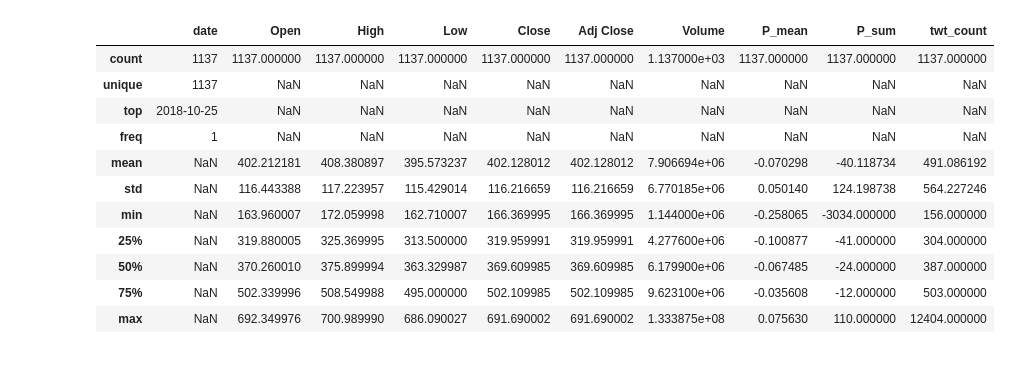
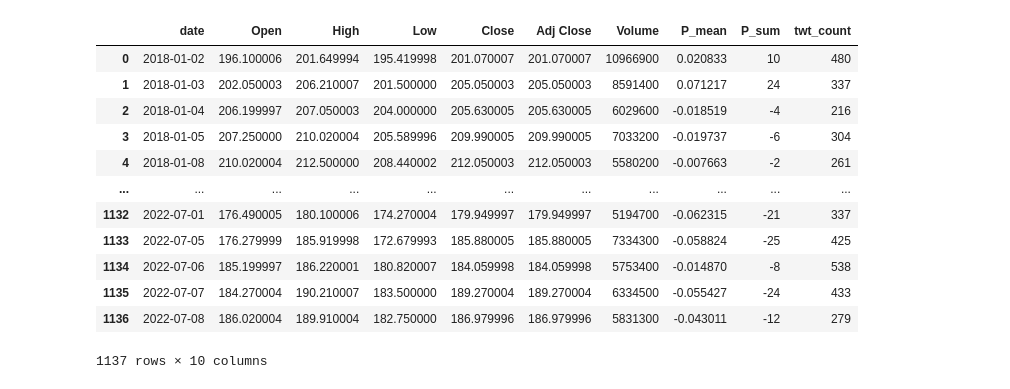
Before and after one commit to Journee-Kim/Netflix-stock-predict-twitter-sentiment-analysis, a Jupyter notebook: EDA.ipynb, the cells around one changed output. Cells and saved outputs as stored; diff of their text form; code cells hidden in the pictures.

```diff
--- a/EDA.ipynb
+++ b/EDA.ipynb
@@ -10,16 +18,19 @@ import seaborn as sb
 # %%
-data = pd.read_csv('..\data\Final_nflx_data_2018-2022.csv')
-data.describe(include='all')
+df = pd.read_csv('./Final_nflx_data_2018-2022.csv')
+# data.describe(include='all')
+df['date'] = pd.to_datetime(df['date'])
+df
 # %% [output]
 |  | date | Open | High | Low | Close | Adj Close | Volume | P_mean | P_sum | twt_count |
-| count | 1137 | 1137.000000 | 1137.000000 | 1137.000000 | 1137.000000 | 1137.000000 | 1.137000e+03 | 1137.000000 | 1137.000000 | 1137.000000 |
-| unique | 1137 | NaN | NaN | NaN | NaN | NaN | NaN | NaN | NaN | NaN |
-| top | 2018-10-25 | NaN | NaN | NaN | NaN | NaN | NaN | NaN | NaN | NaN |
-| freq | 1 | NaN | NaN | NaN | NaN | NaN | NaN | NaN | NaN | NaN |
-| mean | NaN | 402.212181 | 408.380897 | 395.573237 | 402.128012 | 402.128012 | 7.906694e+06 | -0.070298 | -40.118734 | 491.086192 |
-| std | NaN | 116.443388 | 117.223957 | 115.429014 | 116.216659 | 116.216659 | 6.770185e+06 | 0.050140 | 124.198738 | 564.227246 |
-| min | NaN | 163.960007 | 172.059998 | 162.710007 | 166.369995 | 166.369995 | 1.144000e+06 | -0.258065 | -3034.000000 | 156.000000 |
-| 25% | NaN | 319.880005 | 325.369995 | 313.500000 | 319.959991 | 319.959991 | 4.277600e+06 | -0.100877 | -41.000000 | 304.000000 |
-| 50% | NaN | 370.260010 | 375.899994 | 363.329987 | 369.609985 | 369.609985 | 6.179900e+06 | -0.067485 | -24.000000 | 387.000000 |
-| 75% | NaN | 502.339996 | 508.549988 | 495.000000 | 502.109985 | 502.109985 | 9.623100e+06 | -0.035608 | -12.000000 | 503.000000 |
-| max | NaN | 692.349976 | 700.989990 | 686.090027 | 691.690002 | 691.690002 | 1.333875e+08 | 0.075630 | 110.000000 | 12404.000000 |
+| 0 | 2018-01-02 | 196.100006 | 201.649994 | 195.419998 | 201.070007 | 201.070007 | 10966900 | 0.020833 | 10 | 480 |
+| 1 | 2018-01-03 | 202.050003 | 206.210007 | 201.500000 | 205.050003 | 205.050003 | 8591400 | 0.071217 | 24 | 337 |
+| 2 | 2018-01-04 | 206.199997 | 207.050003 | 204.000000 | 205.630005 | 205.630005 | 6029600 | -0.018519 | -4 | 216 |
+| 3 | 2018-01-05 | 207.250000 | 210.020004 | 205.589996 | 209.990005 | 209.990005 | 7033200 | -0.019737 | -6 | 304 |
+| 4 | 2018-01-08 | 210.020004 | 212.500000 | 208.440002 | 212.050003 | 212.050003 | 5580200 | -0.007663 | -2 | 261 |
+| ... | ... | ... | ... | ... | ... | ... | ... | ... | ... | ... |
+| 1132 | 2022-07-01 | 176.490005 | 180.100006 | 174.270004 | 179.949997 | 179.949997 | 5194700 | -0.062315 | -21 | 337 |
+| 1133 | 2022-07-05 | 176.279999 | 185.919998 | 172.679993 | 185.880005 | 185.880005 | 7334300 | -0.058824 | -25 | 425 |
+| 1134 | 2022-07-06 | 185.199997 | 186.220001 | 180.820007 | 184.059998 | 184.059998 | 5753400 | -0.014870 | -8 | 538 |
+| 1135 | 2022-07-07 | 184.270004 | 190.210007 | 183.500000 | 189.270004 | 189.270004 | 6334500 | -0.055427 | -24 | 433 |
+| 1136 | 2022-07-08 | 186.020004 | 189.910004 | 182.750000 | 186.979996 | 186.979996 | 5831300 | -0.043011 | -12 | 279 |
+1137 rows × 10 columns
```
Also changed, not shown: parts of 11 cells of this notebook, 1 other file.
